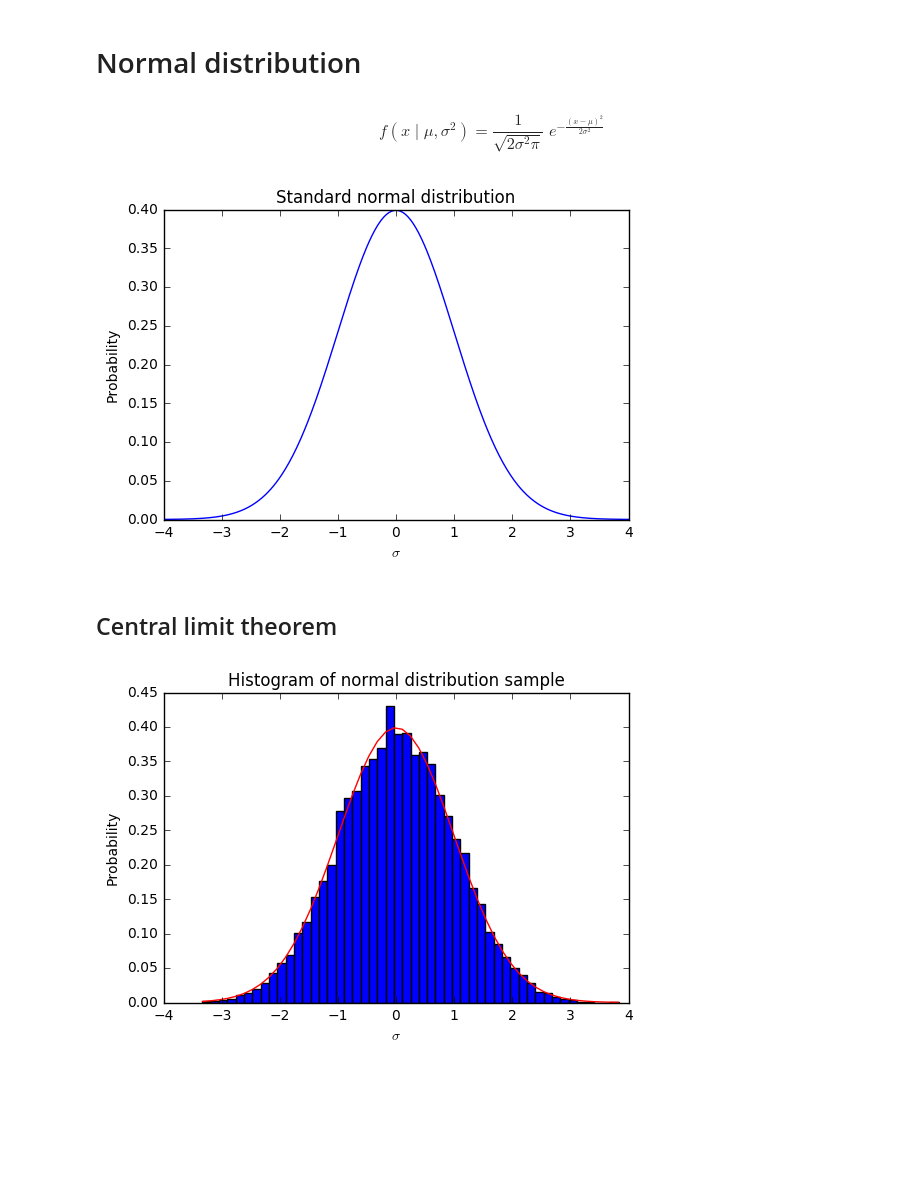
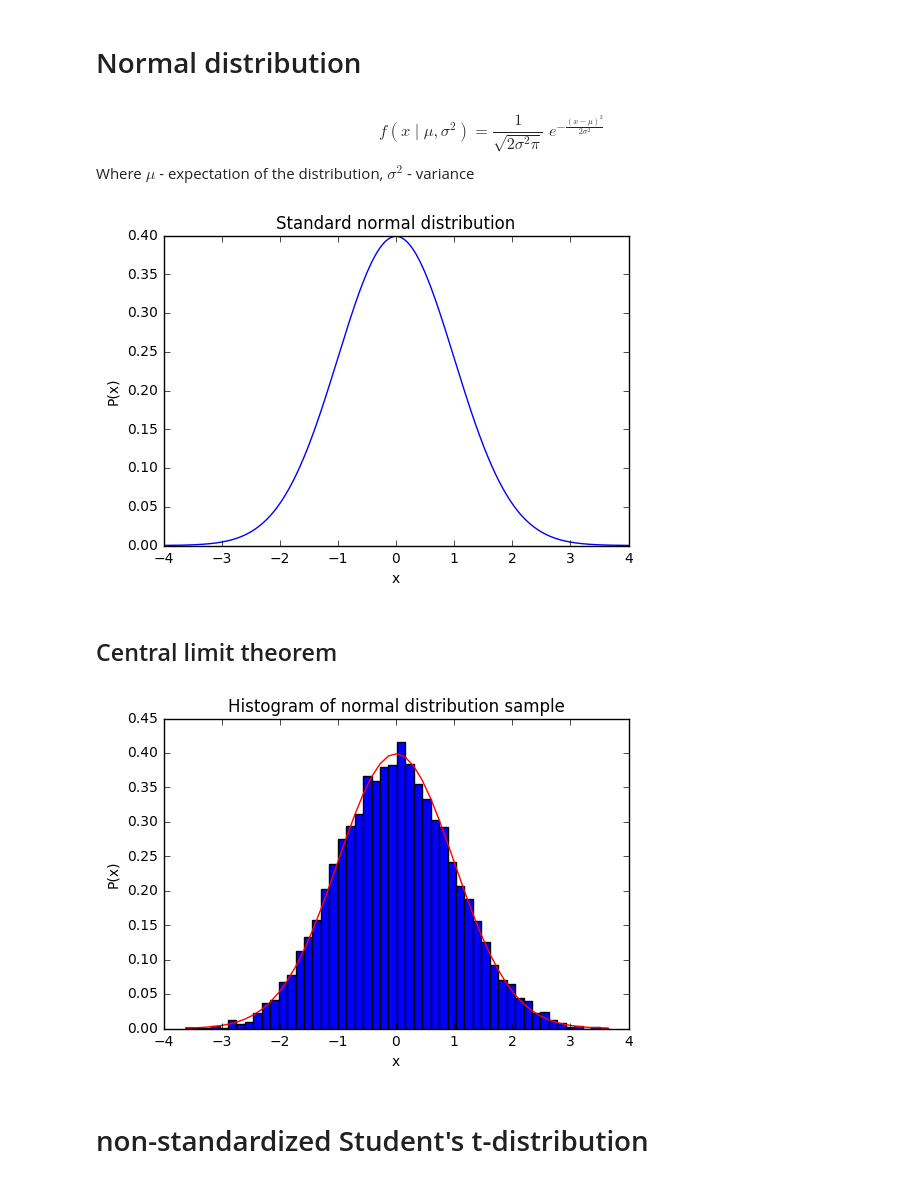
Before and after one commit to Vilozio/statistics, a Jupyter notebook: Statistics.ipynb, the cells around one changed output. Drawn from its saved outputs; the diff is of its cells as text; code cells hidden in the pictures; blank space fills up the shorter version.

```diff
--- a/Statistics.ipynb
+++ b/Statistics.ipynb
@@ -10,6 +10,7 @@ import numpy as np
 \begin{equation*}
 f(x \; | \; \mu, \sigma^2) = \frac{1}{\sqrt{2\sigma^2\pi} } \; e^{ -\frac{(x-\mu)^2}{2\sigma^2} }
 \end{equation*}
+Where $\mu$ - expectation of the distribution, $\sigma^2$ - variance
 # %%
 def normal_density(x, mu=0, sigma=1):
     return 1 / math.sqrt(2 * sigma**2 * math.pi) * math.exp(- (x - mu)**2 / 2 * sigma*sigma)
@@ -20,36 +21,42 @@ x_axis = np.linspace(-4, 4, num=size)
 for i in range(size):
     normal_dens[i] = normal_density(x_axis[i])
 plt.plot(x_axis, normal_dens)
-plt.xlabel('$\sigma$')
-plt.ylabel('Probability')
+plt.xlabel('x')
+plt.ylabel('P(x)')
 plt.title('Standard normal distribution')
 plt.show()
 # %% [output]
-[figure, old version]
+[figure, new version]
 # %% [markdown]
 ## Central limit theorem
 # %%
+def normal_variate(mu=0, sigma=1):
+    uniform_variates = 0
+    for uniform_i in range(12):
+        uniform_variates += rand.random()
+    return mu + sigma * (uniform_variates - 6)
+
+
 def normal_variates(size, mu=0, sigma=1):
     normal_variates = np.zeros(size)
     for normal_i in range(size):
-        uniform_variates = 0
-        for uniform_i in range(12):
-            uniform_variates += rand.random()
-        normal_variates[normal_i] = mu + sigma * (uniform_variates - 6)
+        normal_variates[normal_i] = normal_variate(mu, sigma)
     return normal_variates
 # %%
 sample_size = 10000
 mu, sigma = 0, 1
 norm_sample = normal_variates(sample_size)
 
 num_bins = 50
 n, bins, patches = plt.hist(norm_sample, num_bins, normed=True)
 # add a 'best fit' line
 y = mlab.normpdf(bins, mu, sigma)
 plt.plot(bins, y, color='r')
-plt.xlabel('$\sigma$')
-plt.ylabel('Probability')
+plt.xlabel('x')
+plt.ylabel('P(x)')
 plt.title('Histogram of normal distribution sample')
 plt.show()
 # %% [output]
-[figure, old version]
+[figure, new version]
+# %% [markdown]
+# non-standardized Student's t-distribution
```
Also changed, not shown: parts of 8 cells of this notebook.
